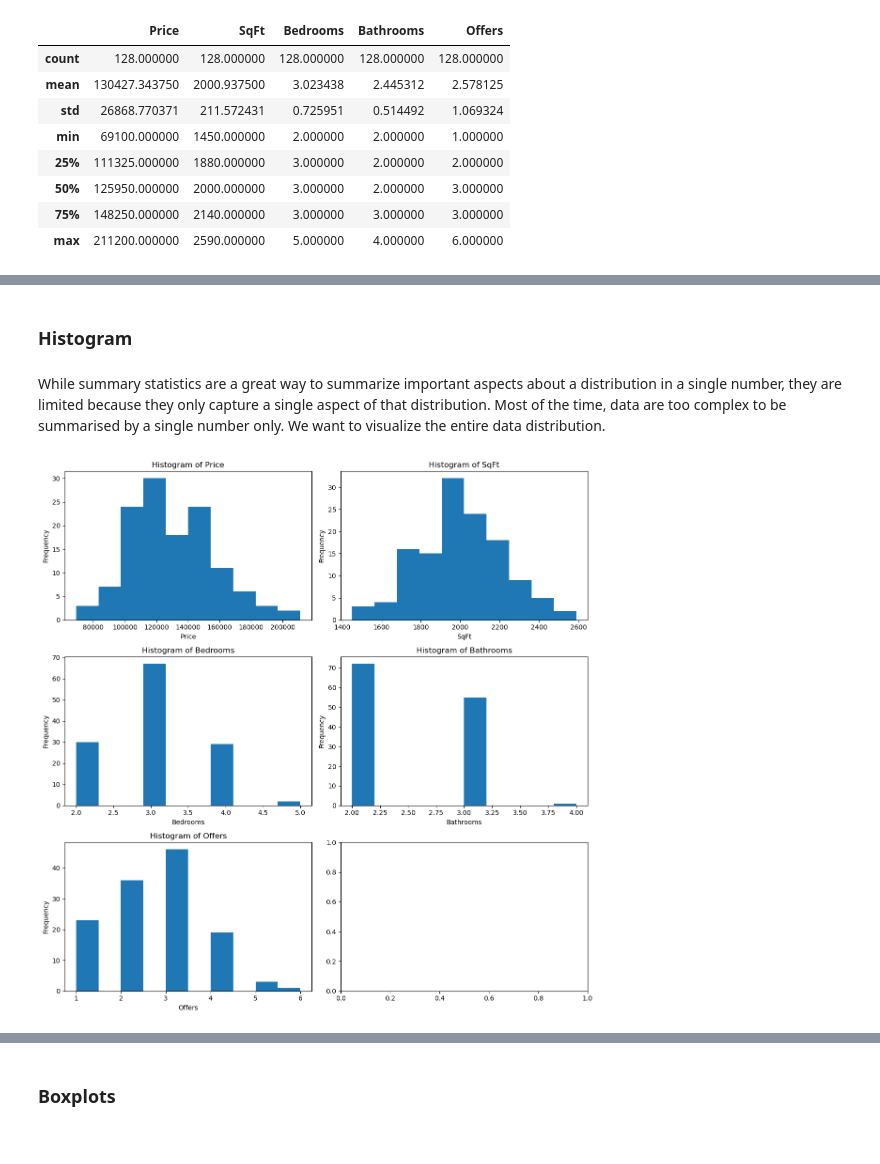
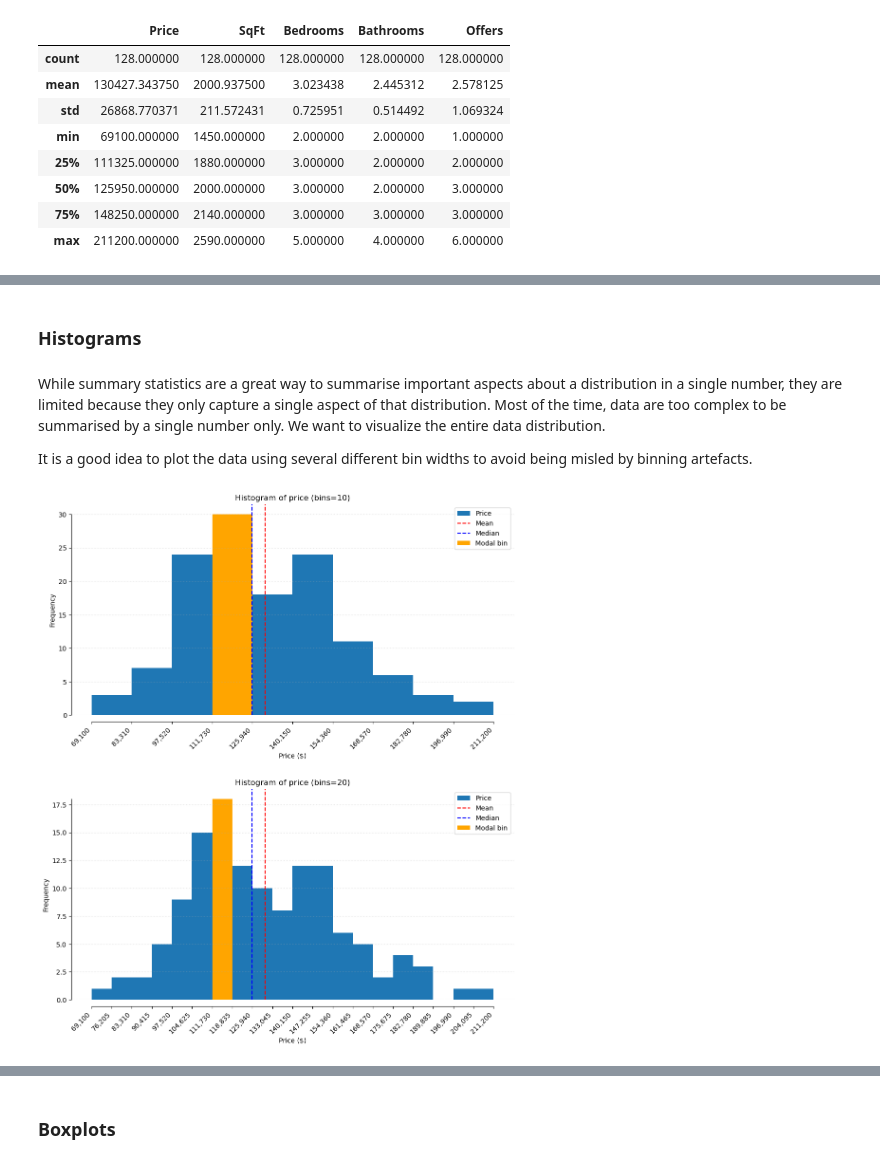
Before and after one commit to evansochola/house-price-data-exploration, a Jupyter notebook: House-Price-Data-Exploration.ipynb, the cells around one changed output, grey strips where cells are left out. Drawn from its saved outputs; the diff is of its cells as text; code cells hidden in the pictures.

```diff
--- a/House-Price-Data-Exploration.ipynb
+++ b/House-Price-Data-Exploration.ipynb
@@ -87,29 +43,55 @@ ngbor_tab
 # %% [markdown]
-### Histogram
+### Histograms
 # %% [markdown]
-While summary statistics are a great way to summarize important aspects about a distribution in a single number, they are limited because they only capture a single aspect of that distribution. Most of the time, data are too complex to be summarised by a single number only. We want to visualize the entire data distribution.
+While summary statistics are a great way to summarise important aspects about a distribution in a single number, they are limited because they only capture a single aspect of that distribution. Most of the time, data are too complex to be summarised by a single number only. We want to visualize the entire data distribution.
+
+It is a good idea to plot the data using several different bin widths to avoid being misled by binning artefacts.
-# %%
-fig,ax = plt.subplots(nrows=3, ncols=2, figsize=(12,12))
-ax[0,0].hist(df.Price)
-ax[0,0].set_title("Histogram of Price")
-ax[0,0].set(xlabel='Price',ylabel='Frequency')
-
-ax[0,1].hist(df.SqFt)
-ax[0,1].set_title("Histogram of SqFt")
-ax[0,1].set(xlabel='SqFt',ylabel='Frequency')
-
-ax[1,0].hist(df.Bedrooms)
-ax[1,0].set_title("Histogram of Bedrooms")
-ax[1,0].set(xlabel='Bedrooms',ylabel='Frequency')
-
-ax[1,1].hist(df.Bathrooms)
-ax[1,1].set_title("Histogram of Bathrooms")
-ax[1,1].set(xlabel='Bathrooms',ylabel='Frequency')
-
-ax[2,0].hist(df.Offers)
-ax[2,0].set_title("Histogram of Offers")
-ax[2,0].set(xlabel='Offers',ylabel='Frequency')
-
-plt.tight_layout()
-# %% [output]
-[figure, removed]
+# %%
+hist,bins = np.histogram(df['Price'])
+new_hist, new_bins = np.histogram(df['Price'], bins=20)
+#fig, ax = plt.subplots()
+fig, (ax1, ax2) = plt.subplots(2, 1, figsize=(10,12), layout='constrained')
+
+def price_histogram(ax, df, hist, bins):
+    """
+    A helper function to make a histogram for price.
+    """
+    # Plot histogram
+    ax.hist('Price',bins=bins,data=df)
+    ax.set(title= 'Histogram of price (bins=' + str(len(bins) - 1) + ')', xlabel='Price ($)', ylabel='Frequency')
+    ax.set_xticks(bins)
+    ax.spines[['top','right']].set_visible(False)
+    ax.spines['bottom'].set(position=('outward',10), bounds=(bins.min(), bins.max()))
+    ax.spines['left'].set_bounds(0,hist.max())
+
+    # Rotate the labels
+    labels = ax.get_xticklabels()
+    plt.setp(labels, rotation=45, horizontalalignment='right')
+
+    ax.xaxis.set_major_formatter('{x:,.0f}')
+
+    # Plot mean and median
+    ax.axvline(df['Price'].mean(), c='r', ls='--', label='Mean')
+    ax.axvline(df['Price'].median(), c='b', ls='--', label='Median')
+
+    # Plot the modal bin
+    modal_bin_index = np.argmax(hist)
+
+    ax.bar(bins[modal_bin_index:modal_bin_index+1],
+           hist[modal_bin_index],
+           width=bins[1] - bins[0],
+           align='edge',
+           color='orange',
+           label='Modal bin')
+
+    ax.grid(True, axis='y', linestyle=':', alpha=0.5)
+    ax.legend()
+
+    return ax
+
+price_histogram(ax1,df, hist=hist, bins=bins)
+price_histogram(ax2,df, hist=new_hist, bins=new_bins)
+fig.get_layout_engine().set(h_pad=15/72)
+plt.show()
+# %% [output]
+[figure, added]
```
Also changed, not shown: parts of 32 cells of this notebook.
